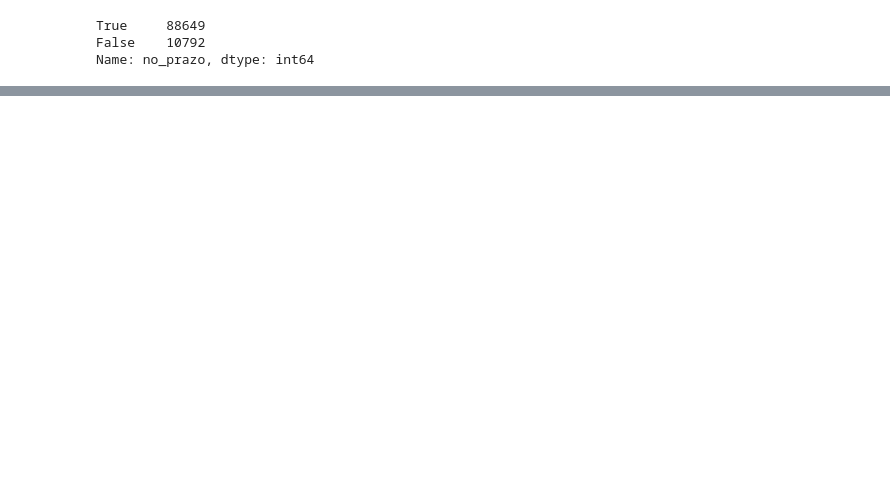
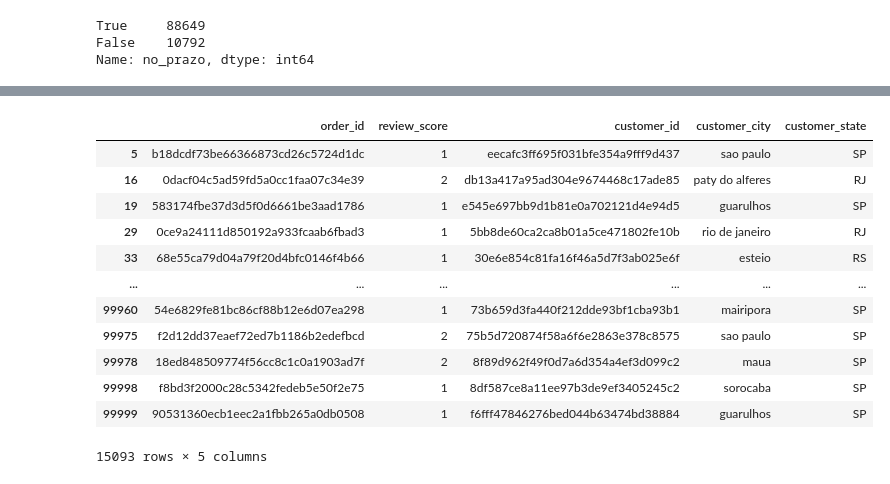
Before and after one commit to oliveiraruiz/Intro_Ciencia_Dados_2021, a Jupyter notebook: Olist.ipynb, the cells around one changed output, grey strips where cells are left out. Saved outputs shown, nothing was run; the diff lists cells and outputs as text; code cells hidden in the pictures; blank space fills up the shorter version.

```diff
--- a/Olist.ipynb
+++ b/Olist.ipynb
@@ -260,0 +653,3 @@ fig.show()
+# %%
+df_rev_order = pd.merge( df_reviews[['order_id', 'review_score']], df_order[['order_id', 'customer_id']], how='inner')
+df_rev_order.head(3)
@@ -260,0 +661,3 @@ fig.show()
+# %%
+df_avaliacoes = pd.merge( df_rev_order, df_customers[['customer_id', 'customer_city', 'customer_state']], how='inner' )
+df_avaliacoes.head()
@@ -260,0 +741,16 @@ fig.show()
+# %%
+df_avaliacoes.query('review_score <= 2')
+# %% [output]
+|  | order_id | review_score | customer_id | customer_city | customer_state |
+| 5 | b18dcdf73be66366873cd26c5724d1dc | 1 | eecafc3ff695f031bfe354a9fff9d437 | sao paulo | SP |
+| 16 | 0dacf04c5ad59fd5a0cc1faa07c34e39 | 2 | db13a417a95ad304e9674468c17ade85 | paty do alferes | RJ |
+| 19 | 583174fbe37d3d5f0d6661be3aad1786 | 1 | e545e697bb9d1b81e0a702121d4e94d5 | guarulhos | SP |
+| 29 | 0ce9a24111d850192a933fcaab6fbad3 | 1 | 5bb8de60ca2ca8b01a5ce471802fe10b | rio de janeiro | RJ |
+| 33 | 68e55ca79d04a79f20d4bfc0146f4b66 | 1 | 30e6e854c81fa16f46a5d7f3ab025e6f | esteio | RS |
+| ... | ... | ... | ... | ... | ... |
+| 99960 | 54e6829fe81bc86cf88b12e6d07ea298 | 1 | 73b659d3fa440f212dde93bf1cba93b1 | mairipora | SP |
+| 99975 | f2d12dd37eaef72ed7b1186b2edefbcd | 2 | 75b5d720874f58a6f6e2863e378c8575 | sao paulo | SP |
+| 99978 | 18ed848509774f56cc8c1c0a1903ad7f | 2 | 8f89d962f49f0d7a6d354a4ef3d099c2 | maua | SP |
+| 99998 | f8bd3f2000c28c5342fedeb5e50f2e75 | 1 | 8df587ce8a11ee97b3de9ef3405245c2 | sorocaba | SP |
+| 99999 | 90531360ecb1eec2a1fbb265a0db0508 | 1 | f6fff47846276bed044b63474bd38884 | guarulhos | SP |
+15093 rows × 5 columns
```
Also changed, not shown: parts of 60 cells of this notebook.
